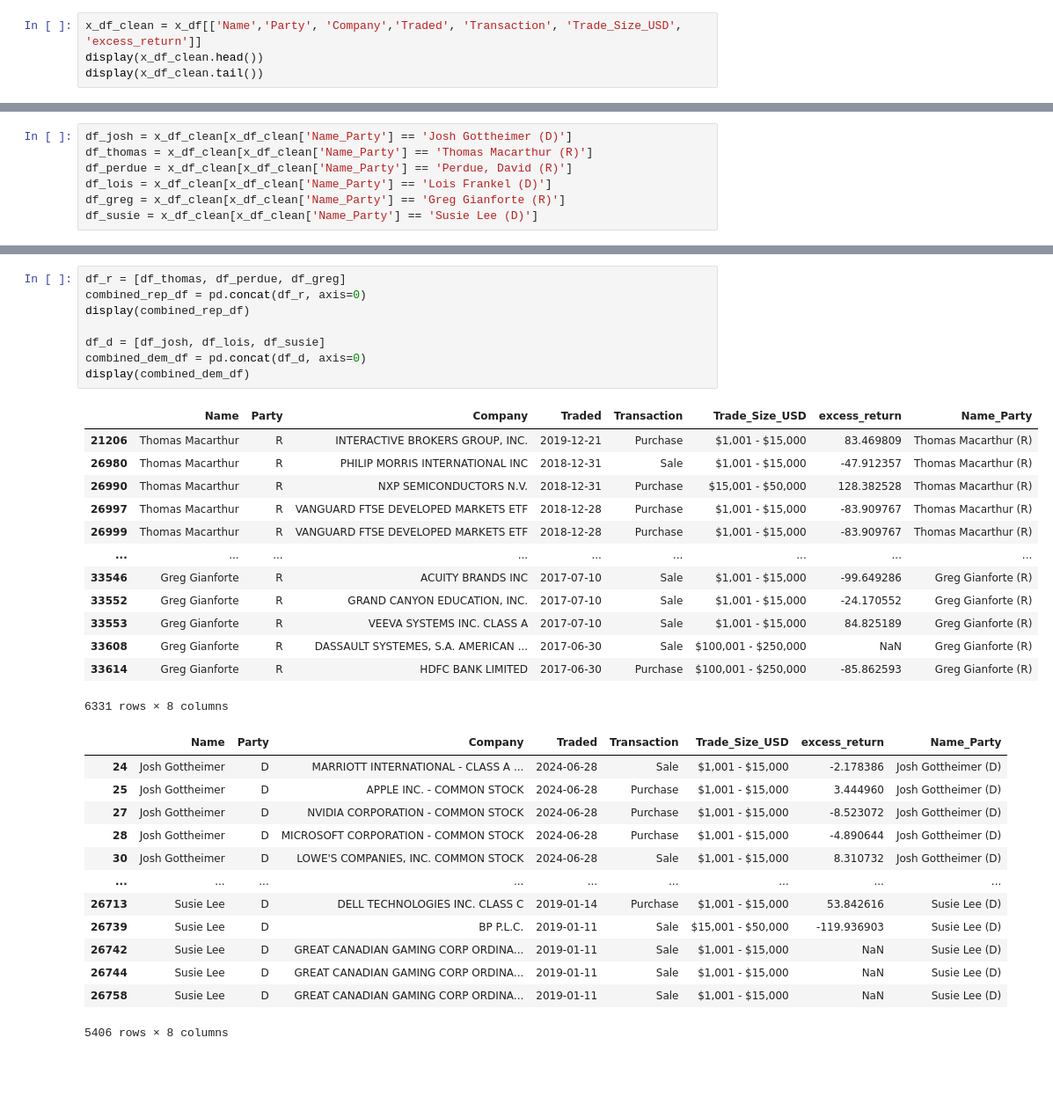
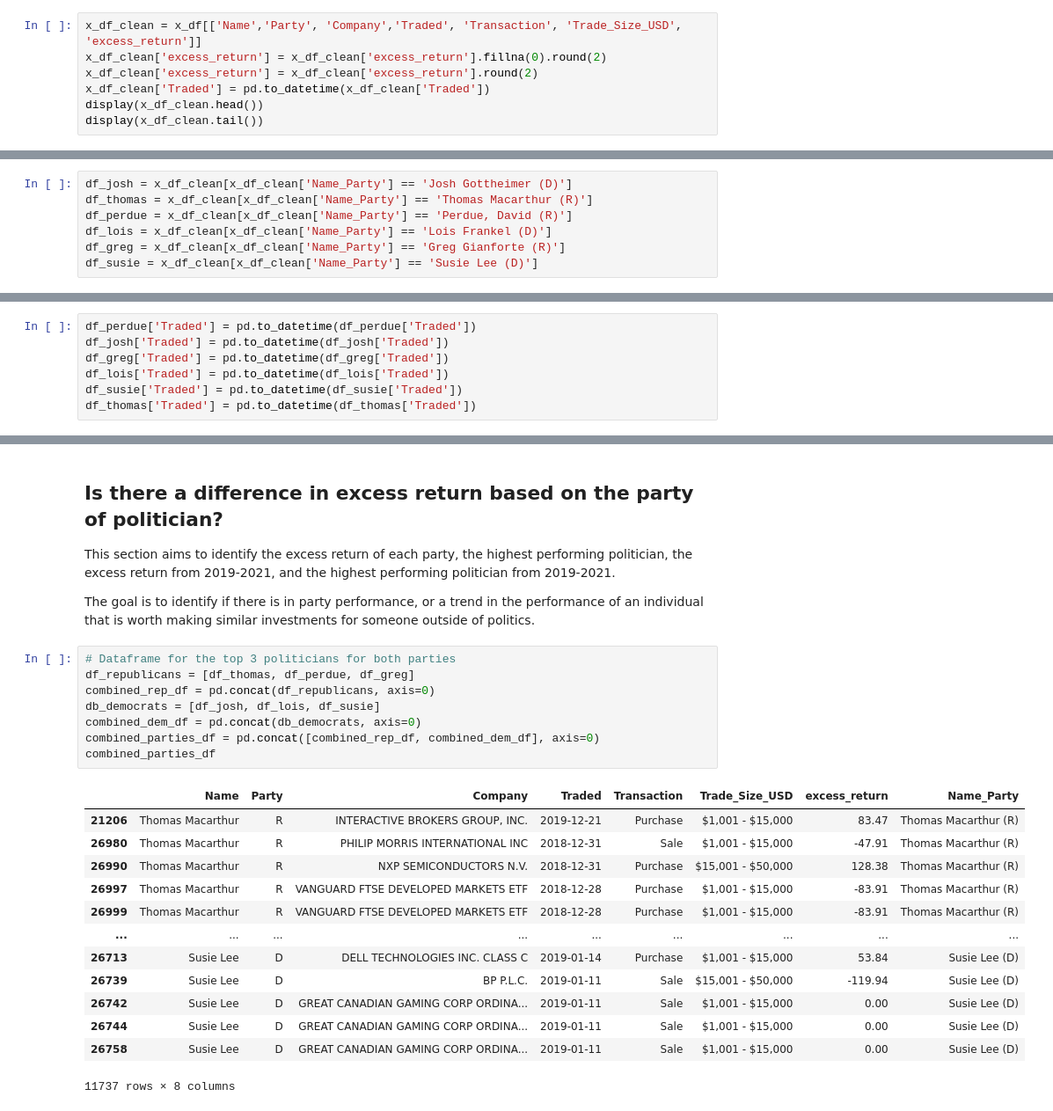
Before and after one commit to tsjohns9/ai-project-1, a Jupyter notebook: trev.ipynb, the cells around one changed output, grey strips where cells are left out. Shown: that part at 88% size. Saved outputs shown, nothing was run; the diff lists cells and outputs as text; blank space fills up the shorter version.

Commit message:
Excess return by party (#13)

```diff
--- a/trev.ipynb
+++ b/trev.ipynb
@@ -37,6 +37,9 @@ display(x_df.head())
 | 4 | JPM | ST | JP MORGAN CHASE & CO. COMMON STOCK | 2024-07-23 | Purchase | $1,001 - $15,000 | NEW | NaN | NaN | ... |
 # %%
 x_df_clean = x_df[['Name','Party', 'Company','Traded', 'Transaction', 'Trade_Size_USD', 'excess_return']]
+x_df_clean['excess_return'] = x_df_clean['excess_return'].fillna(0).round(2)
+x_df_clean['excess_return'] = x_df_clean['excess_return'].round(2)
+x_df_clean['Traded'] = pd.to_datetime(x_df_clean['Traded'])
 display(x_df_clean.head())
 display(x_df_clean.tail())
 # %% [output]
@@ -156,0 +202,7 @@ df_perdue.plot()
+# %%
+df_perdue['Traded'] = pd.to_datetime(df_perdue['Traded'])
+df_josh['Traded'] = pd.to_datetime(df_josh['Traded'])
+df_greg['Traded'] = pd.to_datetime(df_greg['Traded'])
+df_lois['Traded'] = pd.to_datetime(df_lois['Traded'])
+df_susie['Traded'] = pd.to_datetime(df_susie['Traded'])
+df_thomas['Traded'] = pd.to_datetime(df_thomas['Traded'])
@@ -157,35 +565,30 @@ df_perdue.plot()
+# %% [markdown]
+## Is there a difference in excess return based on the party of politician?
+
+This section aims to identify the excess return of each party, the highest performing politician,
+the excess return from 2019-2021, and the highest performing politician from 2019-2021.
+
+The goal is to identify if there is in party performance, or a trend in the performance of an individual
+that is worth making similar investments for someone outside of politics.
 # %%
-df_r = [df_thomas, df_perdue, df_greg]
-combined_rep_df = pd.concat(df_r, axis=0)
-display(combined_rep_df)
-
-df_d = [df_josh, df_lois, df_susie]
-combined_dem_df = pd.concat(df_d, axis=0)
-display(combined_dem_df)
+# Dataframe for the top 3 politicians for both parties
+df_republicans = [df_thomas, df_perdue, df_greg]
+combined_rep_df = pd.concat(df_republicans, axis=0)
+db_democrats = [df_josh, df_lois, df_susie]
+combined_dem_df = pd.concat(db_democrats, axis=0)
+combined_parties_df = pd.concat([combined_rep_df, combined_dem_df], axis=0)
+combined_parties_df
 # %% [output]
 |  | Name | Party | Company | Traded | Transaction | Trade_Size_USD | excess_return | Name_Party |
-| 21206 | Thomas Macarthur | R | INTERACTIVE BROKERS GROUP, INC. | 2019-12-21 | Purchase | $1,001 - $15,000 | 83.469809 | Thomas Macarthur (R) |
-| 26980 | Thomas Macarthur | R | PHILIP MORRIS INTERNATIONAL INC | 2018-12-31 | Sale | $1,001 - $15,000 | -47.912357 | Thomas Macarthur (R) |
-| 26990 | Thomas Macarthur | R | NXP SEMICONDUCTORS N.V. | 2018-12-31 | Purchase | $15,001 - $50,000 | 128.382528 | Thomas Macarthur (R) |
-| 26997 | Thomas Macarthur | R | VANGUARD FTSE DEVELOPED MARKETS ETF | 2018-12-28 | Purchase | $1,001 - $15,000 | -83.909767 | Thomas Macarthur (R) |
-| 26999 | Thomas Macarthur | R | VANGUARD FTSE DEVELOPED MARKETS ETF | 2018-12-28 | Purchase | $1,001 - $15,000 | -83.909767 | Thomas Macarthur (R) |
+| 21206 | Thomas Macarthur | R | INTERACTIVE BROKERS GROUP, INC. | 2019-12-21 | Purchase | $1,001 - $15,000 | 83.47 | Thomas Macarthur (R) |
+| 26980 | Thomas Macarthur | R | PHILIP MORRIS INTERNATIONAL INC | 2018-12-31 | Sale | $1,001 - $15,000 | -47.91 | Thomas Macarthur (R) |
+| 26990 | Thomas Macarthur | R | NXP SEMICONDUCTORS N.V. | 2018-12-31 | Purchase | $15,001 - $50,000 | 128.38 | Thomas Macarthur (R) |
+| 26997 | Thomas Macarthur | R | VANGUARD FTSE DEVELOPED MARKETS ETF | 2018-12-28 | Purchase | $1,001 - $15,000 | -83.91 | Thomas Macarthur (R) |
+| 26999 | Thomas Macarthur | R | VANGUARD FTSE DEVELOPED MARKETS ETF | 2018-12-28 | Purchase | $1,001 - $15,000 | -83.91 | Thomas Macarthur (R) |
 | ... | ... | ... | ... | ... | ... | ... | ... | ... |
-| 33546 | Greg Gianforte | R | ACUITY BRANDS INC | 2017-07-10 | Sale | $1,001 - $15,000 | -99.649286 | Greg Gianforte (R) |
-| 33552 | Greg Gianforte | R | GRAND CANYON EDUCATION, INC. | 2017-07-10 | Sale | $1,001 - $15,000 | -24.170552 | Greg Gianforte (R) |
-| 33553 | Greg Gianforte | R | VEEVA SYSTEMS INC. CLASS A | 2017-07-10 | Sale | $1,001 - $15,000 | 84.825189 | Greg Gianforte (R) |
-| 33608 | Greg Gianforte | R | DASSAULT SYSTEMES, S.A. AMERICAN ... | 2017-06-30 | Sale | $100,001 - $250,000 | NaN | Greg Gianforte (R) |
-| 33614 | Greg Gianforte | R | HDFC BANK LIMITED | 2017-06-30 | Purchase | $100,001 - $250,000 | -85.862593 | Greg Gianforte (R) |
+| 26713 | Susie Lee | D | DELL TECHNOLOGIES INC. CLASS C | 2019-01-14 | Purchase | $1,001 - $15,000 | 53.84 | Susie Lee (D) |
+| 26739 | Susie Lee | D | BP P.L.C. | 2019-01-11 | Sale | $15,001 - $50,000 | -119.94 | Susie Lee (D) |
+| 26742 | Susie Lee | D | GREAT CANADIAN GAMING CORP ORDINA... | 2019-01-11 | Sale | $1,001 - $15,000 | 0.00 | Susie Lee (D) |
+| 26744 | Susie Lee | D | GREAT CANADIAN GAMING CORP ORDINA... | 2019-01-11 | Sale | $1,001 - $15,000 | 0.00 | Susie Lee (D) |
+| 26758 | Susie Lee | D | GREAT CANADIAN GAMING CORP ORDINA... | 2019-01-11 | Sale | $1,001 - $15,000 | 0.00 | Susie Lee (D) |
-6331 rows × 8 columns
+11737 rows × 8 columns
-|  | Name | Party | Company | Traded | Transaction | Trade_Size_USD | excess_return | Name_Party |
-| 24 | Josh Gottheimer | D | MARRIOTT INTERNATIONAL - CLASS A ... | 2024-06-28 | Sale | $1,001 - $15,000 | -2.178386 | Josh Gottheimer (D) |
-| 25 | Josh Gottheimer | D | APPLE INC. - COMMON STOCK | 2024-06-28 | Purchase | $1,001 - $15,000 | 3.444960 | Josh Gottheimer (D) |
-| 27 | Josh Gottheimer | D | NVIDIA CORPORATION - COMMON STOCK | 2024-06-28 | Purchase | $1,001 - $15,000 | -8.523072 | Josh Gottheimer (D) |
-| 28 | Josh Gottheimer | D | MICROSOFT CORPORATION - COMMON STOCK | 2024-06-28 | Purchase | $1,001 - $15,000 | -4.890644 | Josh Gottheimer (D) |
-| 30 | Josh Gottheimer | D | LOWE'S COMPANIES, INC. COMMON STOCK | 2024-06-28 | Sale | $1,001 - $15,000 | 8.310732 | Josh Gottheimer (D) |
-| ... | ... | ... | ... | ... | ... | ... | ... | ... |
-| 26713 | Susie Lee | D | DELL TECHNOLOGIES INC. CLASS C | 2019-01-14 | Purchase | $1,001 - $15,000 | 53.842616 | Susie Lee (D) |
-| 26739 | Susie Lee | D | BP P.L.C. | 2019-01-11 | Sale | $15,001 - $50,000 | -119.936903 | Susie Lee (D) |
-| 26742 | Susie Lee | D | GREAT CANADIAN GAMING CORP ORDINA... | 2019-01-11 | Sale | $1,001 - $15,000 | NaN | Susie Lee (D) |
-| 26744 | Susie Lee | D | GREAT CANADIAN GAMING CORP ORDINA... | 2019-01-11 | Sale | $1,001 - $15,000 | NaN | Susie Lee (D) |
-| 26758 | Susie Lee | D | GREAT CANADIAN GAMING CORP ORDINA... | 2019-01-11 | Sale | $1,001 - $15,000 | NaN | Susie Lee (D) |
-5406 rows × 8 columns
```
Also changed, not shown: parts of 43 cells of this notebook.
